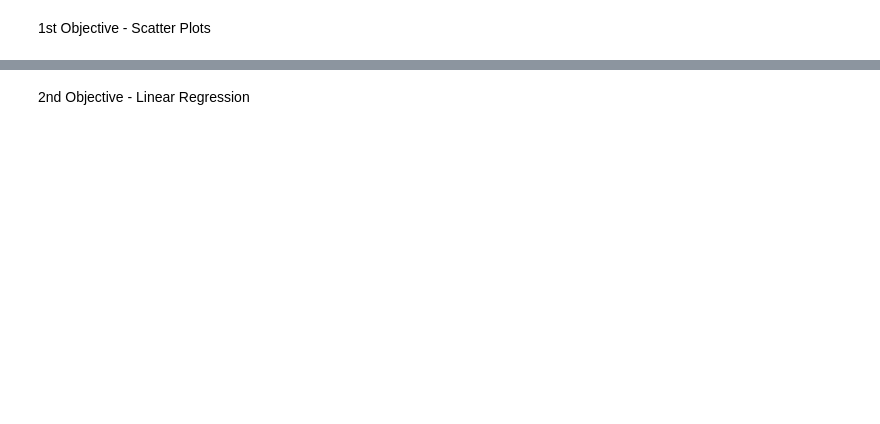
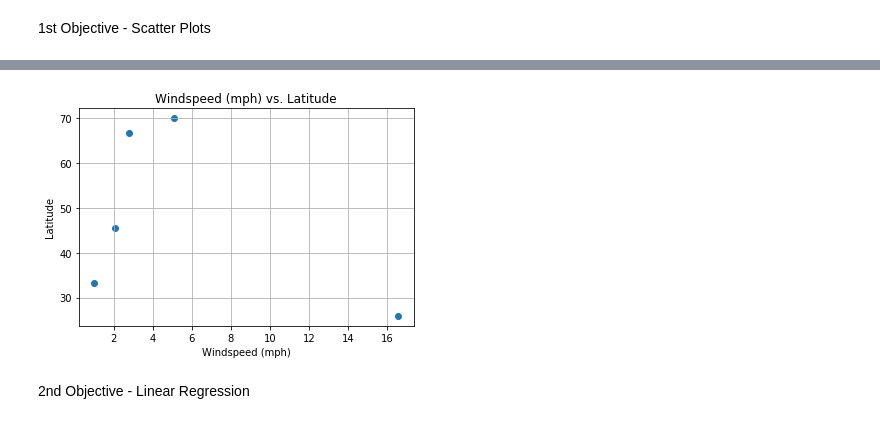
Before and after one commit to JKx2020/python-api-challenge, a Jupyter notebook: WeatherPy/weatherpy.ipynb, the cells around one changed output, grey strips where cells are left out. Cells and saved outputs as stored; diff of their text form; code cells hidden in the pictures; blank space fills up the shorter version.

```diff
--- a/WeatherPy/weatherpy.ipynb
+++ b/WeatherPy/weatherpy.ipynb
@@ -88,3 +124,12 @@ windspeed = []
+# %%
+#* Wind Speed (mph) vs. Latitude
+plt.scatter(windspeed,coord_df["Latitude"], marker = "o")
+plt.title("Windspeed (mph) vs. Latitude")
+plt.xlabel("Windspeed (mph)")
+plt.ylabel("Latitude")
+plt.grid(True)
+# %% [output]
+[figure, added]
 # %% [markdown]
 2nd Objective - Linear Regression
 # %%
```
Also changed, not shown: parts of 12 cells of this notebook.
